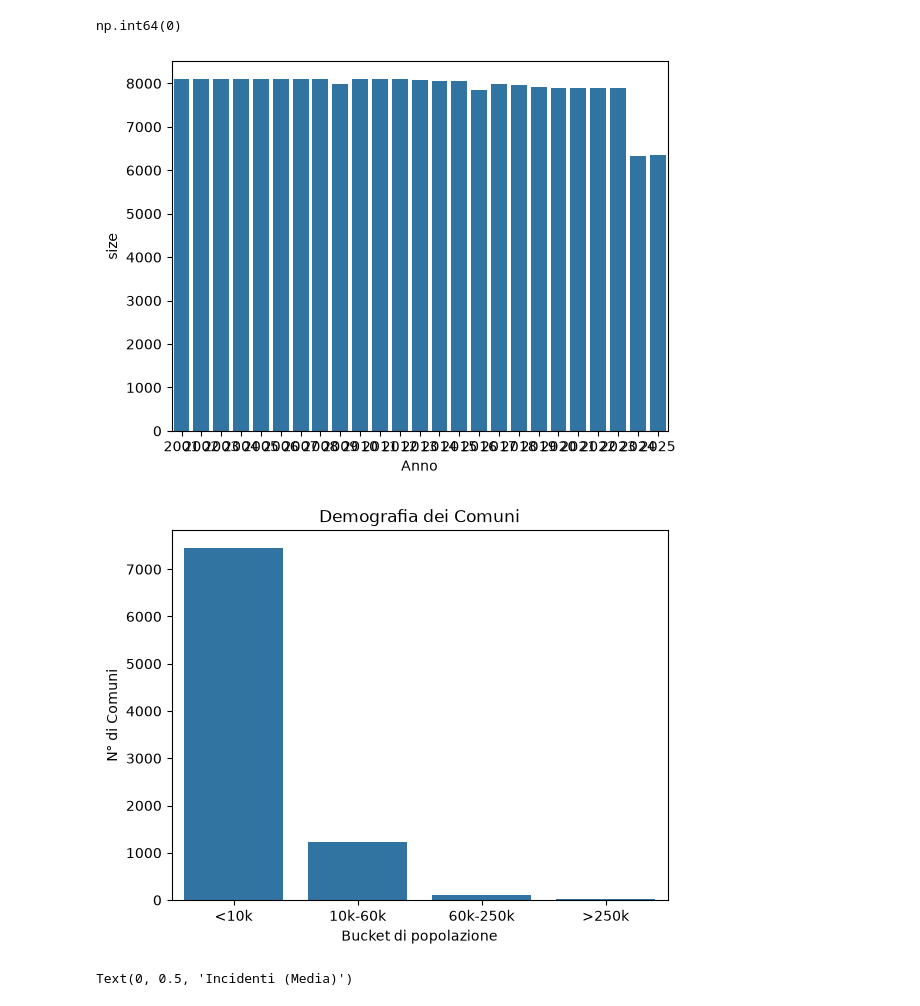
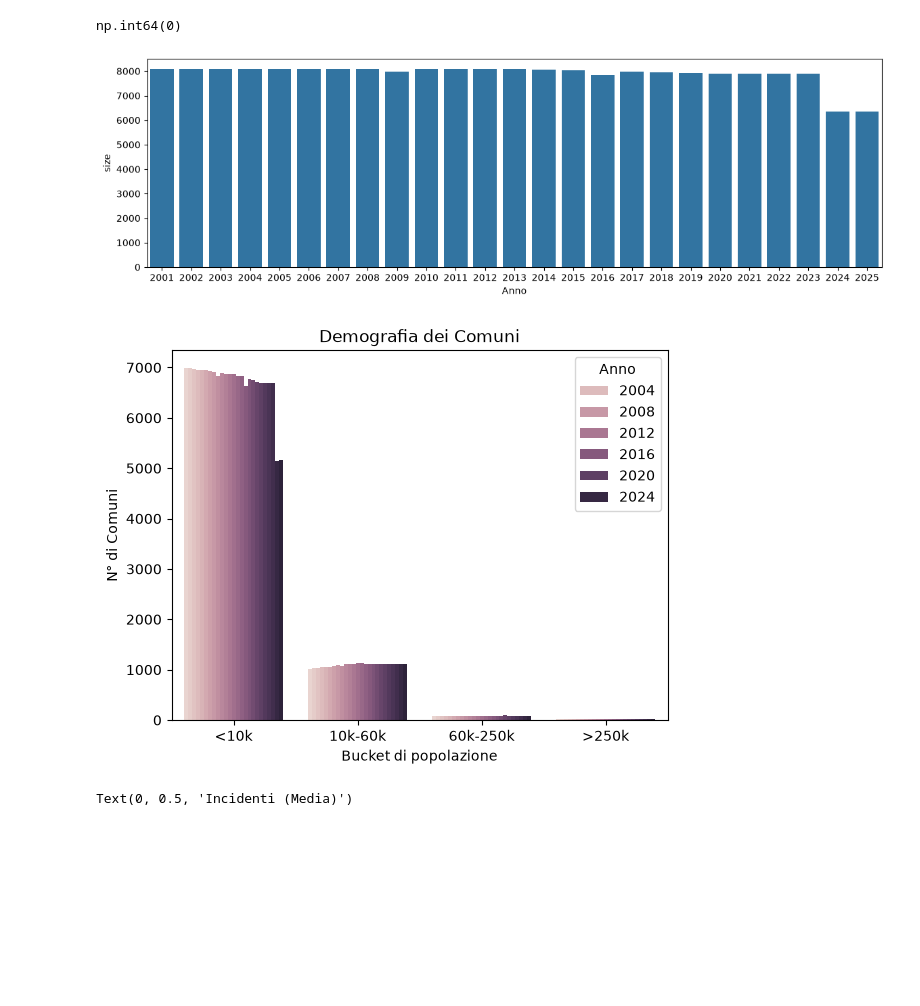
Before and after one commit to giuliocipone-lang/Boolean_capstone_project, a Jupyter notebook: EDA.ipynb, the cells around one changed output. Saved outputs shown, nothing was run; the diff lists cells and outputs as text; code cells hidden in the pictures; blank space fills up the shorter version.

```diff
--- a/EDA.ipynb
+++ b/EDA.ipynb
@@ -73,19 +73,19 @@ df.duplicated().sum()
 np.int64(0)
 # %%
 #voglios apere per ogni anno quanti comuni ci sono.
-sns.barplot(x='Anno', y='size', data=df.groupby('Anno', as_index=False).size());
-# Perché 24 e 25 hanno crica 1300 Comuni in meno?
+fig, ax = plt.subplots(figsize=(14, 4))
+sns.barplot(x='Anno', y='size', data=df.groupby('Anno', as_index=False).size(), ax=ax);
 # %% [output]
-[figure, old version]
+[figure, new version]
 # %%
-dati = df.groupby('Ampiezza demografica - Theme')['Codice Comune'].nunique().reset_index()
+dati = df.groupby(['Anno','Ampiezza demografica - Theme'])['Codice Comune'].nunique().reset_index()
 ordine = ['<10k', '10k-60k', '60k-250k', '>250k']
-sns.barplot(x='Ampiezza demografica - Theme', y='Codice Comune', data=dati, order=ordine).set(
+sns.barplot(x='Ampiezza demografica - Theme', y='Codice Comune', data=dati, order=ordine, hue='Anno').set(
 title='Demografia dei Comuni',
 xlabel='Bucket di popolazione',
 ylabel='N° di Comuni');
 # %% [output]
-[figure, old version]
+[figure, new version]
 # %%
 ax= sns.lineplot(x='Anno', y='Incidenti', data=df.groupby(['Anno'], as_index=False)['Incidenti'].mean().sort_values('Anno', ascending=True), errorbar=None)
 ax.set_xticks(df['Anno'].unique());
```
Also changed, not shown: parts of 4 cells of this notebook, 1 other file.
